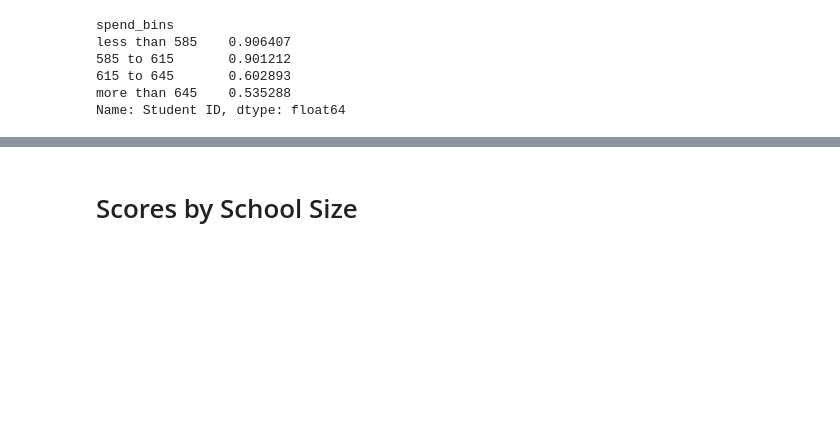
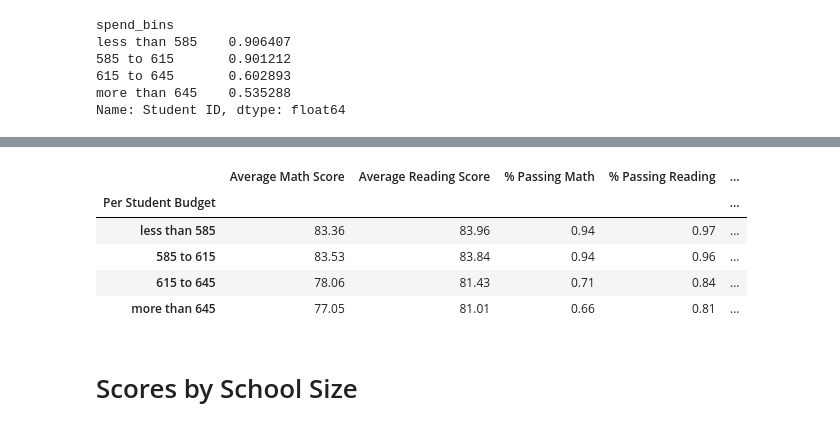
Before and after one commit to josiedeleon/Pandas--Challenge, a Jupyter notebook: PyCitySchools/PyCitySchools_ipynb.ipynb, the cells around one changed output, grey strips where cells are left out. Saved outputs shown, nothing was run; the diff lists cells and outputs as text; code cells hidden in the pictures; blank space fills up the shorter version.

```diff
--- a/PyCitySchools/PyCitySchools_ipynb.ipynb
+++ b/PyCitySchools/PyCitySchools_ipynb.ipynb
@@ -646,3 +646,14 @@ score_byschool_spending
+# %%
+score_byschool_spending.index.name = "Per Student Budget"
+score_byschool_spending = score_byschool_spending.reindex(bin_names)
+score_byschool_spending
+# %% [output]
+|  | Average Math Score | Average Reading Score | % Passing Math | % Passing Reading | ... |
+| Per Student Budget |  |  |  |  | ... |
+| less than 585 | 83.36 | 83.96 | 0.94 | 0.97 | ... |
+| 585 to 615 | 83.53 | 83.84 | 0.94 | 0.96 | ... |
+| 615 to 645 | 78.06 | 81.43 | 0.71 | 0.84 | ... |
+| more than 645 | 77.05 | 81.01 | 0.66 | 0.81 | ... |
 # %% [markdown]
 # Scores by School Size
 # %%
```
Also changed, not shown: parts of 1 cell of this notebook.
